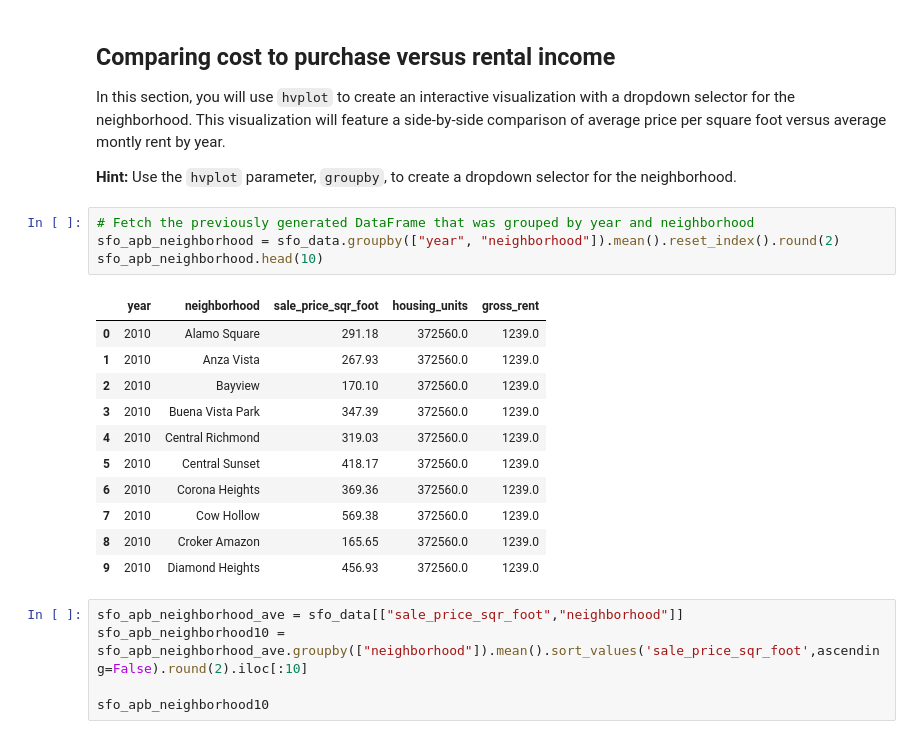
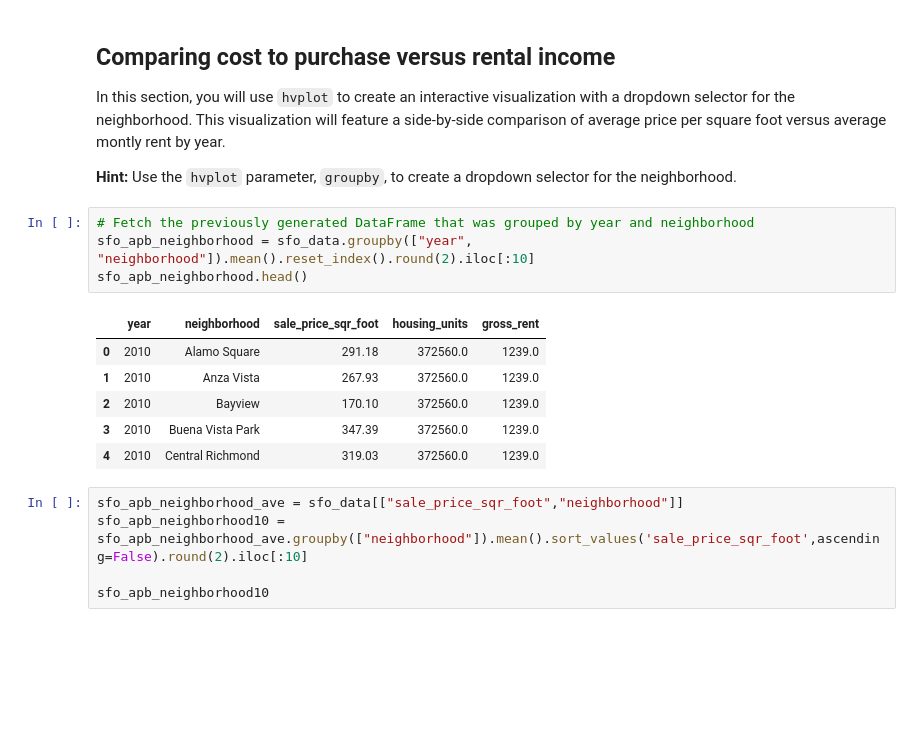
Before and after one commit to quizh001/homework-PYVIZ, a Jupyter notebook: rental_analysis.ipynb, the cells around one changed output. Saved outputs shown, nothing was run; the diff lists cells and outputs as text; blank space fills up the shorter version.

```diff
--- a/rental_analysis.ipynb
+++ b/rental_analysis.ipynb
@@ -241,20 +241,15 @@ In this section, you will use `hvplot` to create an interactive visualization wi
 **Hint:** Use the `hvplot` parameter, `groupby`, to create a dropdown selector for the neighborhood.
 # %%
 # Fetch the previously generated DataFrame that was grouped by year and neighborhood
-sfo_apb_neighborhood = sfo_data.groupby(["year", "neighborhood"]).mean().reset_index().round(2)
-sfo_apb_neighborhood.head(10)
+sfo_apb_neighborhood = sfo_data.groupby(["year", "neighborhood"]).mean().reset_index().round(2).iloc[:10]
+sfo_apb_neighborhood.head()
 # %% [output]
 |  | year | neighborhood | sale_price_sqr_foot | housing_units | gross_rent |
 | 0 | 2010 | Alamo Square | 291.18 | 372560.0 | 1239.0 |
 | 1 | 2010 | Anza Vista | 267.93 | 372560.0 | 1239.0 |
 | 2 | 2010 | Bayview | 170.10 | 372560.0 | 1239.0 |
 | 3 | 2010 | Buena Vista Park | 347.39 | 372560.0 | 1239.0 |
 | 4 | 2010 | Central Richmond | 319.03 | 372560.0 | 1239.0 |
-| 5 | 2010 | Central Sunset | 418.17 | 372560.0 | 1239.0 |
-| 6 | 2010 | Corona Heights | 369.36 | 372560.0 | 1239.0 |
-| 7 | 2010 | Cow Hollow | 569.38 | 372560.0 | 1239.0 |
-| 8 | 2010 | Croker Amazon | 165.65 | 372560.0 | 1239.0 |
-| 9 | 2010 | Diamond Heights | 456.93 | 372560.0 | 1239.0 |
 # %%
 sfo_apb_neighborhood_ave = sfo_data[["sale_price_sqr_foot","neighborhood"]]
 sfo_apb_neighborhood10 = sfo_apb_neighborhood_ave.groupby(["neighborhood"]).mean().sort_values('sale_price_sqr_foot',ascending=False).round(2).iloc[:10]
```
Also changed, not shown: parts of 2 cells of this notebook.
